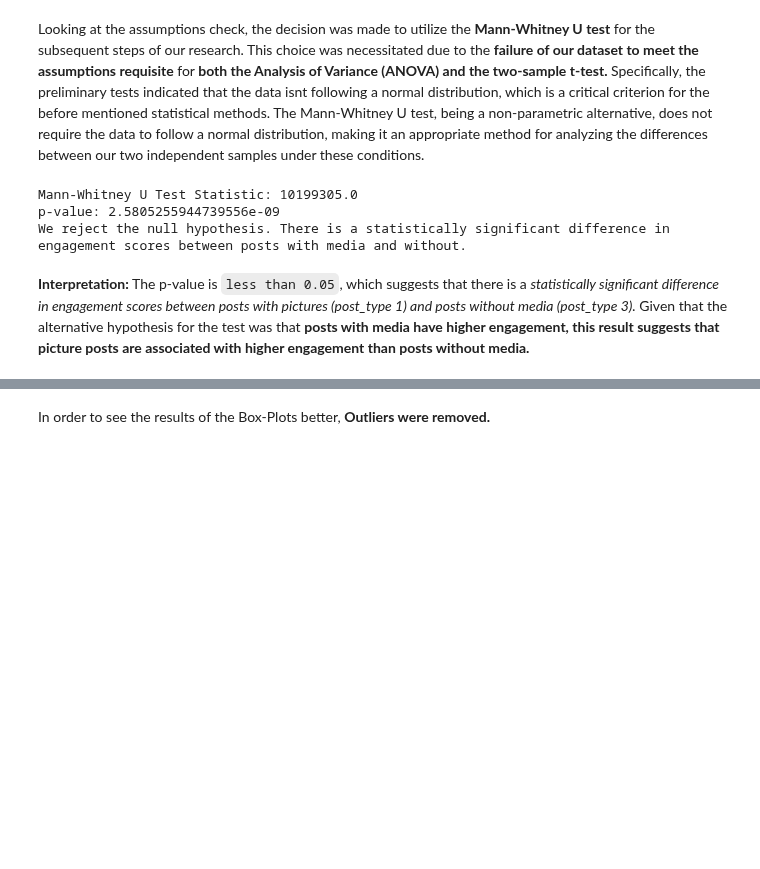
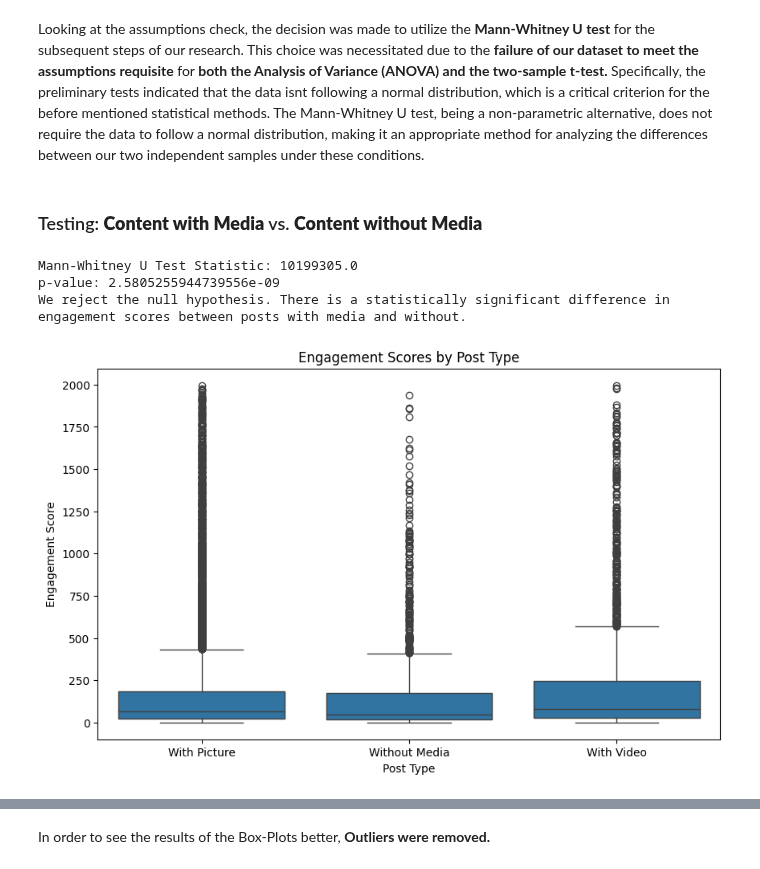
Before and after one commit to crlhbs/Group1_MarketingStrategy, a Jupyter notebook: Testing_H2.ipynb, the cells around one changed output, grey strips where cells are left out. Saved outputs shown, nothing was run; the diff lists cells and outputs as text; code cells hidden in the pictures; blank space fills up the shorter version.

```diff
--- a/Testing_H2.ipynb
+++ b/Testing_H2.ipynb
@@ -236,3 +236,5 @@ dtype: object
 # %% [markdown]
 Looking at the assumptions check, the decision was made to utilize the **Mann-Whitney U test** for the subsequent steps of our research. This choice was necessitated due to the **failure of our dataset to meet the assumptions requisite** for **both the Analysis of Variance (ANOVA) and the two-sample t-test.** Specifically, the preliminary tests indicated that the data isnt following a normal distribution, which is a critical criterion for the before mentioned statistical methods. The Mann-Whitney U test, being a non-parametric alternative, does not require the data to follow a normal distribution, making it an appropriate method for analyzing the differences between our two independent samples under these conditions.
+# %% [markdown]
+### Testing: **Content with Media** vs. **Content without Media**
 # %%
@@ -257,5 +259,19 @@ else:
 Mann-Whitney U Test Statistic: 10199305.0
 p-value: 2.5805255944739556e-09
 We reject the null hypothesis. There is a statistically significant difference in engagement scores between posts with media and without.
-# %% [markdown]
-**Interpretation:** The p-value is `less than 0.05`, which suggests that there is a *statistically significant difference in engagement scores between posts with pictures (post_type 1) and posts without media (post_type 3).* Given that the alternative hypothesis for the test was that **posts with media have higher engagement, this result suggests that picture posts are associated with higher engagement than posts without media.**
+# %%
+#map the post types to more descriptive labels
+df['Post Type Label'] = df['post_type'].map({1: 'With Picture', 2: 'With Video', 3: 'Without Media'})
+
+#filter out the post types
+plot_data = df[df['post_type'].isin([1, 2, 3])]
+
+# Create the boxplot
+plt.figure(figsize=(10, 6))
+sns.boxplot(x='Post Type Label', y='engagement', data=plot_data)
+plt.title('Engagement Scores by Post Type')
+plt.xlabel('Post Type')
+plt.ylabel('Engagement Score')
+plt.show()
+# %% [output]
+[figure, added]
```
Also changed, not shown: parts of 26 cells of this notebook.
